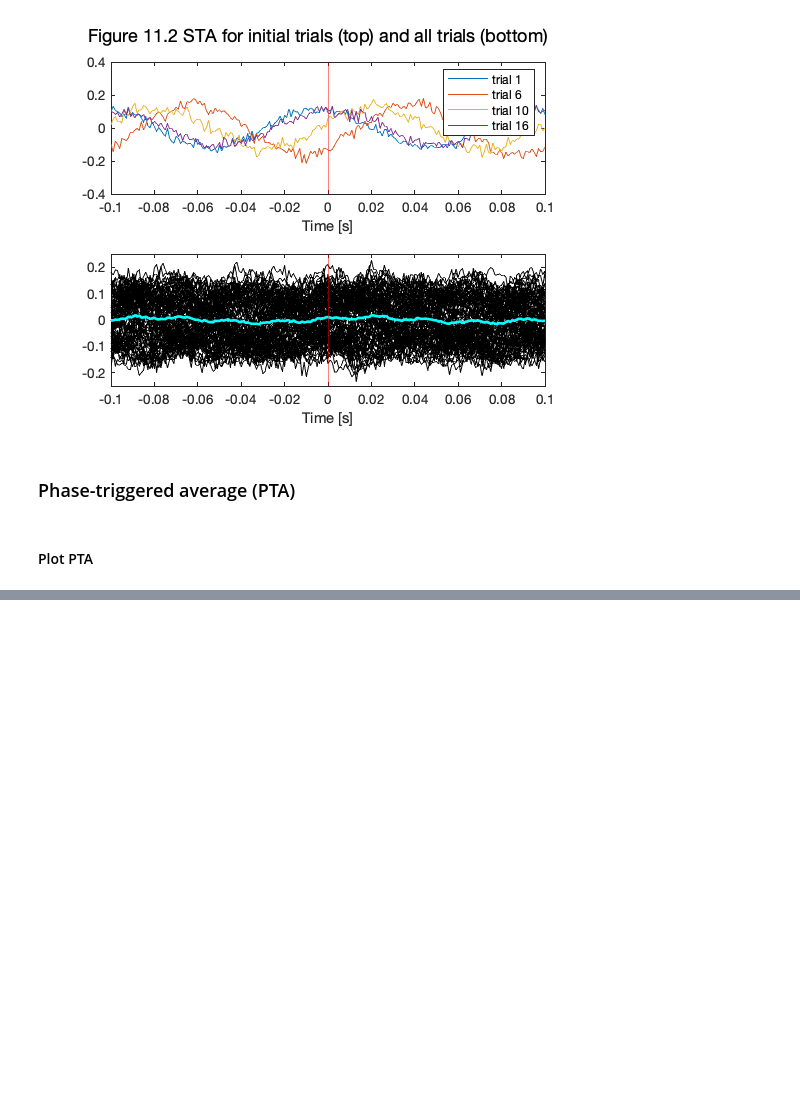
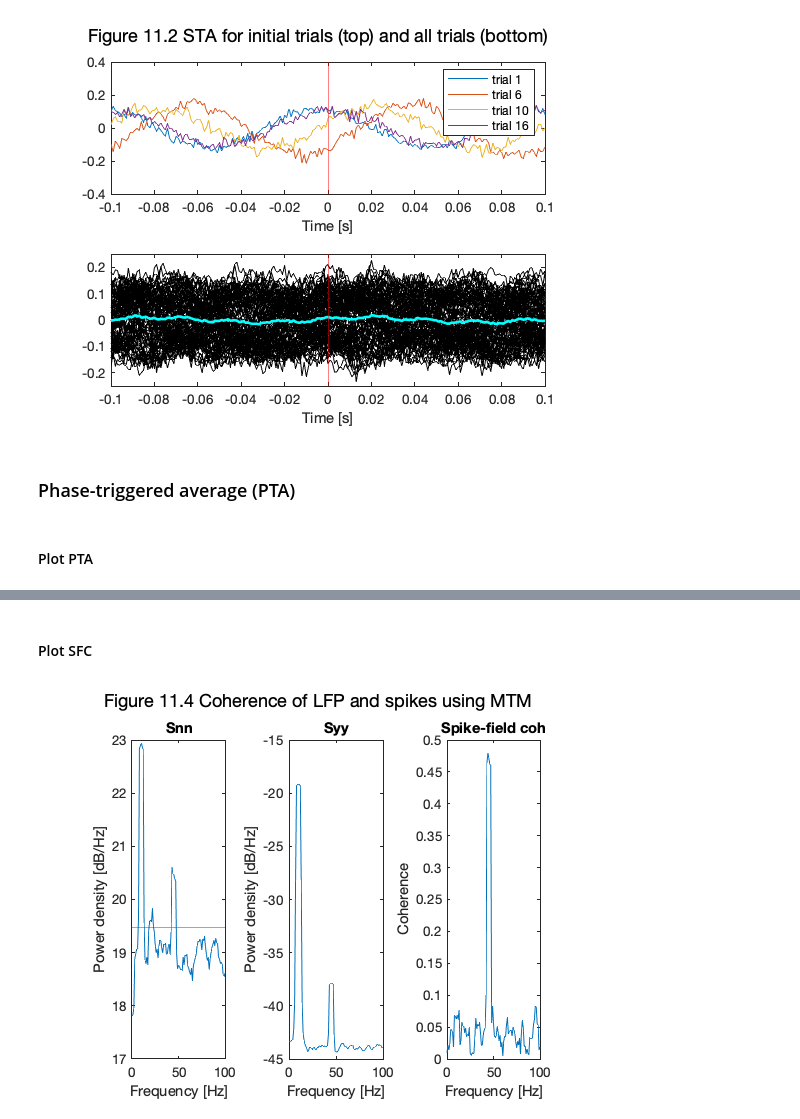
Before and after one commit to jiecui/Case-Studies-Kramer-Eden, a Jupyter notebook: Chapter11/Chapter_11.ipynb, the cells around one changed output, grey strips where cells are left out. Cells and saved outputs as stored; diff of their text form; code cells hidden in the pictures; blank space fills up the shorter version.

```diff
--- a/Chapter11/Chapter_11.ipynb
+++ b/Chapter11/Chapter_11.ipynb
@@ -110,0 +116,35 @@ title('Figure 11.3 FTA for LFP')
+# %% [markdown]
+#### Plot SFC
+# %%
+lambda = mean(sum(n, 2)) / (N * dt);
+
+figure
+subplot(1, 3, 1)
+plot(f, pow2db(Snn))
+hold on
+plot(xlim, [1 1] * pow2db(lambda), 'r')
+xlim([0, 100])
+ylim([17, 23])
+xlabel('Frequency [Hz]')
+ylabel('Power density [dB/Hz]')
+title('Snn')
+
+subplot(1, 3, 2)
+plot(f, pow2db(Syy))
+xlim([0, 100])
+ylim([-45, -15])
+xlabel('Frequency [Hz]')
+ylabel('Power density [dB/Hz]')
+title('Syy')
+
+subplot(1, 3, 3)
+plot(f, C)
+xlim([0, 100])
+ylim([0, 0.5])
+xlabel('Frequency [Hz]')
+ylabel('Coherence')
+title('Spike-field coh')
+
+sgtitle('Figure 11.4 Coherence of LFP and spikes using MTM')
+# %% [output]
+[figure, added]
```
Also changed, not shown: parts of 24 cells of this notebook, 3 other files.
